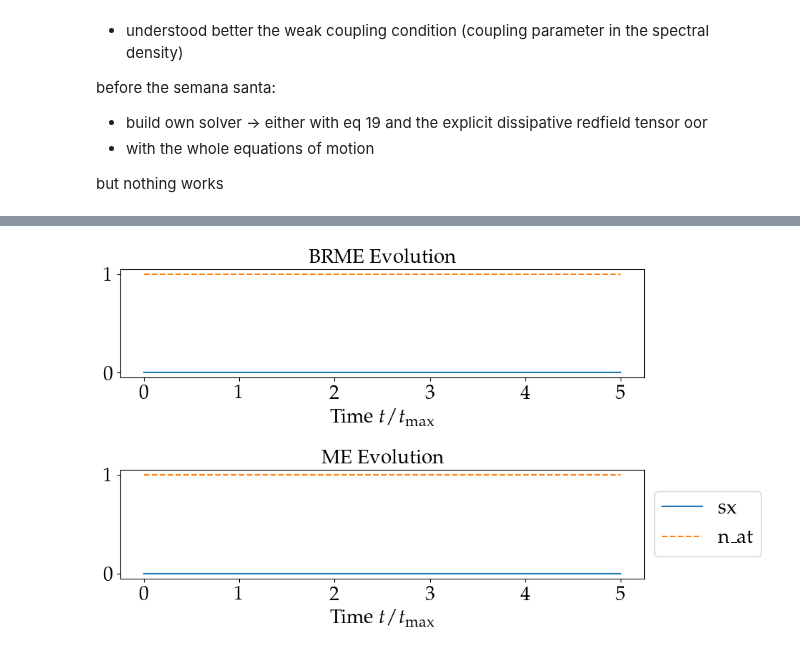
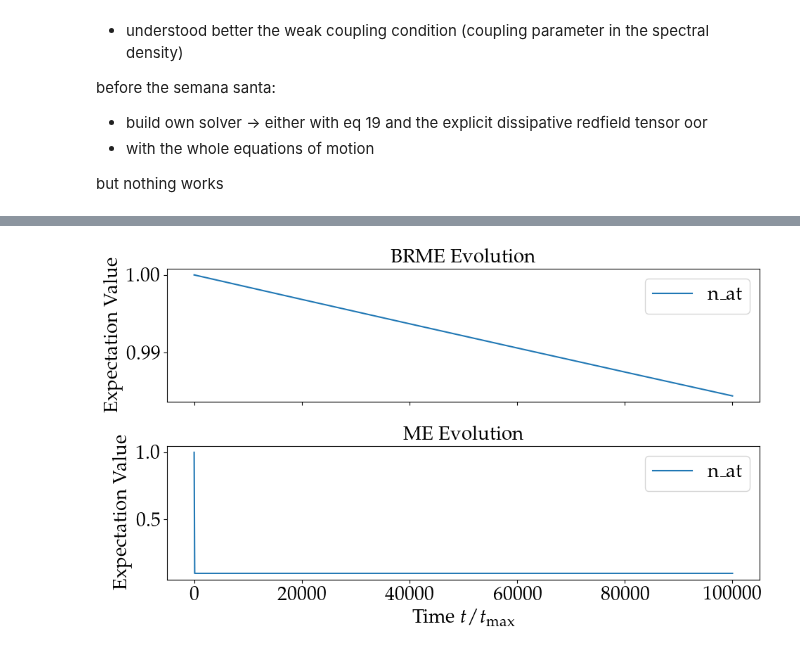
Before and after one commit to LBPhysics/2025_master_thesis_leopold_bodamer, a Jupyter notebook: code/python/notebooks/archive/Qubit_bath_test/Qubit_with_brmesolve.ipynb, the cells around one changed output, grey strips where cells are left out. Saved outputs shown, nothing was run; the diff lists cells and outputs as text; code cells hidden in the pictures.

```diff
--- a/code/python/notebooks/archive/Qubit_bath_test/Qubit_with_brmesolve.ipynb
+++ b/code/python/notebooks/archive/Qubit_bath_test/Qubit_with_brmesolve.ipynb
@@ -722,7 +716,8 @@ Nk = 2
 envs = []
 terminators = []
 
-if "Relax_at" in config.decay_channels:
+if not config.decay_channels:
+    pass  # Skip this "heom" part if no decay operators are specifiedif "Relax_at" in config.decay_channels:
     env_decay_at = DrudeLorentzBath(SX_op, lam=config.gamma_relax_at * config.cutoff / 2, gamma=config.cutoff, T=config.Temp, Nk=Nk) # decay
     _, terminator_decay_at = env_decay_at.terminator()
     envs.append(env_decay_at)
@@ -754,3 +749,4 @@ if terminators:
 #    #        a_ops_list.append(
 #    #            [SZ_op, env_deph_at.spectral_density]  # Dephasing operator
 #    #        )
+print("HEOM terminators:", terminators)
@@ -757,4 +755,5 @@ if terminators:
 # %%
+from qutip.utilities import n_thermal
 def define_t_max(config: SystemConfig, ) -> float:
     t_max = t_prd_at = t_prd_cav = t_prd_at_cav = t_half_at = t_half_cav = 0
 
@@ -768,9 +767,11 @@ def define_t_max(config: SystemConfig, ) -> float:
         t_prd_at_cav = 2 * np.pi / config.Rabi_at_cav # Period of cavity Rabi oscillations
 
     if "Relax_at" in config.decay_channels:
-        t_half_at = 1 / (config.gamma_relax_at * ((2 * config.n_th_at) + 1)) # Half-life of atomic relaxation
+        n_th_at = n_thermal(config.omega_at, config.w_th)
+        t_half_at = 1 / (config.gamma_relax_at * ((2 * n_th_at) + 1)) # Half-life of atomic relaxation
     if "Relax_cav" in config.decay_channels:
-        t_half_cav = 1 / (config.gamma_relax_cav * ((2 * config.n_th_cav) + 1)) # Half-life of cavity relaxation
+        n_th_cav = n_thermal(config.omega_cav, config.w_th)
+        t_half_cav = 1 / (config.gamma_relax_cav * ((2 * n_th_cav) + 1)) # Half-life of cavity relaxation
 
     all_times = [t_half_at, t_half_cav, t_prd_at, t_prd_cav, t_prd_at_cav]
     print(all_times)
@@ -787,14 +788,14 @@ t_max = define_t_max(config)
 if t_max == 0: t_max = 1
 
 solver_strg = ( # which solvers to use
+    "me",
     "brme",
-    "me",
-#    "heom"
+#    "heom", #  TODO -> weird problem
 )
 
 
 ### Define time arrays for evolution
-times = np.linspace(0, 5 * t_max, 1000)
+times = np.linspace(0, 100000 * t_max, 1000)
 
 default_options = {
     "store_states": True,
@@ -814,7 +815,7 @@ if "brme" in solver_strg:
         psi_ini,
         times,
         e_ops=config.observable_ops,
-        a_ops=config.a_ops_,
+        a_ops=config.a_ops,
         options=default_options,
     )
 
@@ -824,7 +825,7 @@ if "me" in solver_strg:
         psi_ini,
         times,
         e_ops=config.observable_ops,
-        c_ops=config.c_ops_,
+        c_ops=config.c_ops,
         options=default_options,
     )
 
@@ -844,57 +845,80 @@ if "heom" in solver_strg:
         result_heom = HEOM_dlbath.run(
             ket2dm(psi_ini),
             times,
-            e_ops=config.observable_strs
+            e_ops=config.observable_ops
         )
 
 # =============================
 # PLOT EVOLUTION
 # =============================
-plt.figure(figsize=(10, 8))
-
+if result_heom:
+    fig, axes = plt.subplots(3, 1, figsize=(10, 8), sharex=True)
+else:
+    fig, axes = plt.subplots(2, 1, figsize=(10, 6), sharex=True)
 ### Plot result_brme if applicable
 if result_brme:
-    plt.subplot(3, 1, 1)
-    for i, e_op in enumerate(config.observable_strs):
-        plt.plot(
+    axes[0].plot(
+        np.array(result_brme.times) / t_max,
+        result_brme.expect[0],
+        label=config.observable_strs[0],
+        linestyle='solid',
+        color='C0'
+    )
+    for i in range(1, len(config.observable_strs)):
+        axes[0].plot(
             np.array(result_brme.times) / t_max,
             result_brme.expect[i],
             label=config.observable_strs[i],
-            linestyle=['solid', 'dashed', 'dashdot', 'dotted'][i % 4],  # Alternate line styles
-            color=f'C{i}',  # Use distinct colors
+            linestyle=['dashed', 'dashdot', 'dotted'][i-1],
+            color=f'C{i}'
         )
-    plt.xlabel(r'Time $t / t_{\text{max}}$')
-    plt.title(r'BRME Evolution')
+    axes[0].set_ylabel(r'Expectation Value')
+    axes[0].set_title(r'BRME Evolution')
+    axes[0].legend()
 
 ### Plot result_me if applicable
 if result_me:
-    plt.subplot(3, 1, 2)
-    for i, e_op in enumerate(config.observable_ops):
-        plt.plot(
+    axes[1].plot(
+        np.array(result_me.times) / t_max,
+        result_me.expect[0],
+        label=config.observable_strs[0],
+        linestyle='solid',
+        color='C0'
+    )
+    for i in range(1, len(config.observable_strs)):
+        axes[1].plot(
             np.array(result_me.times) / t_max,
             result_me.expect[i],
             label=config.observable_strs[i],
-            linestyle=['solid', 'dashed', 'dashdot', 'dotted'][i % 4],  # Alternate line styles
-            color=f'C{i}',  # Use distinct colors
+            linestyle=['dashed', 'dashdot', 'dotted'][i-1],
+            color=f'C{i}'
         )
-    plt.xlabel(r'Time $t / t_{\text{max}}$')
-    plt.title(r'ME Evolution')
+    axes[1].set_ylabel(r'Expectation Value')
+    axes[1].set_title(r'ME Evolution')
+    axes[1].legend()
 
-### Plot result_me if applicable
+### Plot result_heom if applicable
 if result_heom:
-    plt.subplot(3, 1, 3)
-    for i, e_op in enumerate(config.observable_ops):
-        plt.plot(
+    axes[2].plot(
+        np.array(result_heom.times) / t_max,
+        result_heom.expect[0],
+        label=config.observable_strs[0],
+        linestyle='solid',
+        color='C0'
+    )
+    for i in range(1, len(config.observable_strs)):
+        axes[2].plot(
             np.array(result_heom.times) / t_max,
-            (result_heom.expect[i]),
+            result_heom.expect[i],
             label=config.observable_strs[i],
-            linestyle=['solid', 'dashed', 'dashdot', 'dotted'][i % 4],  # Alternate line styles
-            color=f'C{i}',  # Use distinct colors
+            linestyle=['dashed', 'dashdot', 'dotted'][i-1],
+            color=f'C{i}'
         )
-    plt.xlabel(r'Time $t / t_{\text{max}}$')
-    plt.title(r'HEOM Evolution')
+    axes[2].set_ylabel(r'Expectation Value')
+    axes[2].set_title(r'HEOM Evolution')
+    axes[2].legend()
 
-plt.legend(loc="center left", bbox_to_anchor=(1, 0.5))
+axes[-1].set_xlabel(r'Time $t / t_{\text{max}}$')
 plt.tight_layout()
 plt.show()
 # %% [output]
@@ -906,4 +936,4 @@ t_{max} =  0
-[figure, old version]
+[figure, new version]
 # %%
 rho1, rho2 = result_brme.states[-1], result_me.states[-1]
 F = fidelity(rho1, rho2)
```
Also changed, not shown: parts of 7 cells of this notebook, 1 other file.
